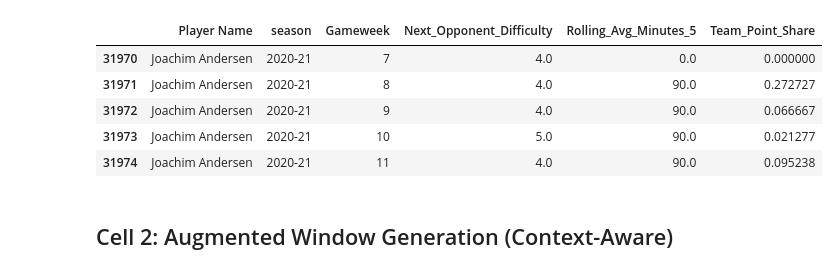
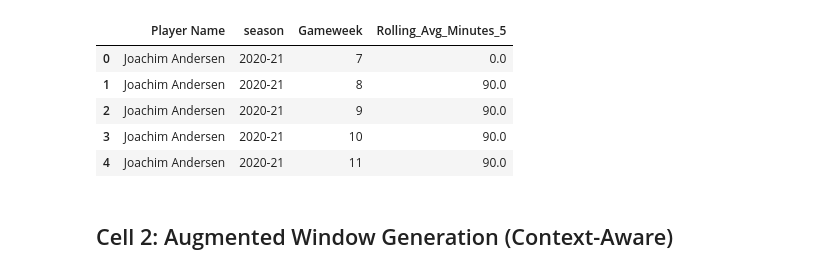
Before and after one commit to sophiedelrey/fpl_pipeline, a Jupyter notebook: models/forecaster_pro.ipynb, the cells around one changed output. Cells and saved outputs as stored; diff of their text form; code cells hidden in the pictures.

```diff
--- a/models/forecaster_pro.ipynb
+++ b/models/forecaster_pro.ipynb
@@ -11,21 +11,46 @@ df = pd.read_csv(INPUT_FILE)
 
 def enrich_features_v2(df):
     """
-    Advanced enrichment for Version 2:
-    - Availability Logic: Rolling average minutes.
-    - Fixture Context: Shifting opponent data.
-    - Seasonality: Seasonal phases.
-    - Team Influence: Calculating point share dynamically.
+    Advanced enrichment with Double Gameweek Fix and Duplicate Tracking.
     """
+    # Record row count before merging
+    rows_before = len(df)
+
+    # --- STEP 0: FIX DOUBLE GAMEWEEKS ---
+    # We sum points/minutes but keep 'first' for metadata like Team and Position.
+    agg_rules = {col: 'first' for col in df.columns}
+    agg_rules.update({
+        'Total Points': 'sum',
+        'Minutes Played': 'sum',
+        'Goals Scored': 'sum',
+        'Assists': 'sum'
+    })
+
+    # Consolidate: Grouping by Player, Season, and GW ensures 1 row per week.
+    df = df.groupby(['Player UUID', 'season', 'Gameweek'], as_index=False).agg(agg_rules)
+
+    # This prevents the "540 minutes" error from breaking the Rolling Average
+    df['Minutes Played'] = df['Minutes Played'].clip(upper=180)
+
+    # Calculate how many rows were combined
+    rows_after = len(df)
+    duplicates_merged = rows_before - rows_after
+
+    print(f"--- Data Integrity Check ---")
+    print(f"Initial rows: {rows_before:,}")
+    print(f"Duplicates/Double GWs merged: {duplicates_merged:,}")
+    print(f"Cleaned rows: {rows_after:,}")
+
+
     # Ensure strict chronological order
     df = df.sort_values(['Player UUID', 'season', 'Gameweek'])
 
-    # A. AVAILABILITY FEATURE (Level Prediction)
+    # A. AVAILABILITY FEATURE (Now safe from inflation)
     df['Rolling_Avg_Minutes_5'] = df.groupby('Player UUID')['Minutes Played'].transform(
         lambda x: x.shift(1).rolling(5, min_periods=1).mean()
     ).fillna(0)
 
-    # B. TARGET CONTEXT (Fixture Impact - No Leakage)
+    # B. TARGET CONTEXT (Fixture Impact)
     df['Next_Opponent_Difficulty'] = df.groupby(['Player UUID', 'season'])['Opponent Difficulty'].shift(-1)
     df['Next_Is_Home'] = df.groupby(['Player UUID', 'season'])['Is Home'].shift(-1)
 
@@ -34,42 +59,27 @@ def enrich_features_v2(df):
                                 bins=[0, 10, 19, 29, 38],
                                 labels=[1, 2, 3, 4]).astype(float)
 
-    # D. TEAM POINT SHARE (Flexible column detection)
-    # Detect the correct team column name
-    team_col = None
-    for col in ['Player Team ID', 'team', 'Player Team Name']:
-        if col in df.columns:
-            team_col = col
-            break
+    # D. TEAM POINT SHARE
+    team_col = next((c for c in ['Player Team ID', 'team', 'Player Team Name'] if c in df.columns), None)
 
     if team_col:
         team_gw_totals = df.groupby([team_col, 'season', 'Gameweek'])['Total Points'].transform('sum')
-        # df['Team_Point_Share'] = (df['Total Points'] / team_gw_totals).replace([np.inf, -np.inf], 0).fillna(0)
         df['Team_Point_Share'] = (
-            df.groupby('Player UUID')['Total Points']
-            .shift(1) /
-            team_gw_totals
+            df.groupby('Player UUID')['Total Points'].shift(1) / team_gw_totals
         ).replace([np.inf, -np.inf], 0).fillna(0)
-
     else:
-        print("Warning: No team column found. Skipping Team_Point_Share calculation.")
         df['Team_Point_Share'] = 0
 
-    # Return the dataframe and drop rows missing the 'Next' match info
     return df.dropna(subset=['Next_Opponent_Difficulty'])
 
-print(f"Processing {len(df):,} rows from {INPUT_FILE}...")
+# Run the function
 df_augmented = enrich_features_v2(df)
 
+# Save the augmented file
 output_path = Path(ENHANCED_FEATURES_OUT)
 output_path.parent.mkdir(parents=True, exist_ok=True)
-
-# Save the augmented file
 df_augmented.to_csv(ENHANCED_FEATURES_OUT, index=False, encoding='utf-8-sig')
 
-print(f"Enhanced dataset created: {ENHANCED_FEATURES_OUT}")
-print(f"New Shape: {df_augmented.shape[0]} rows and {df_augmented.shape[1]} columns.")
-
-# Sanity check display
-display(df_augmented[['Player Name', 'season', 'Gameweek', 'Next_Opponent_Difficulty', 'Rolling_Avg_Minutes_5', 'Team_Point_Share']].head())
+print(f"\nMax Minutes Found (Should be 90-100ish): {df_augmented['Minutes Played'].max()}")
+display(df_augmented[['Player Name', 'season', 'Gameweek', 'Rolling_Avg_Minutes_5']].head())
 # %% [output]
@@ -79,9 +92,9 @@ New Shape: 65641 rows and 47 columns.
-|  | Player Name | season | Gameweek | Next_Opponent_Difficulty | Rolling_Avg_Minutes_5 | Team_Point_Share |
-| 31970 | Joachim Andersen | 2020-21 | 7 | 4.0 | 0.0 | 0.000000 |
-| 31971 | Joachim Andersen | 2020-21 | 8 | 4.0 | 90.0 | 0.272727 |
-| 31972 | Joachim Andersen | 2020-21 | 9 | 4.0 | 90.0 | 0.066667 |
-| 31973 | Joachim Andersen | 2020-21 | 10 | 5.0 | 90.0 | 0.021277 |
-| 31974 | Joachim Andersen | 2020-21 | 11 | 4.0 | 90.0 | 0.095238 |
+|  | Player Name | season | Gameweek | Rolling_Avg_Minutes_5 |
+| 0 | Joachim Andersen | 2020-21 | 7 | 0.0 |
+| 1 | Joachim Andersen | 2020-21 | 8 | 90.0 |
+| 2 | Joachim Andersen | 2020-21 | 9 | 90.0 |
+| 3 | Joachim Andersen | 2020-21 | 10 | 90.0 |
+| 4 | Joachim Andersen | 2020-21 | 11 | 90.0 |
 # %% [markdown]
 ## Cell 2: Augmented Window Generation (Context-Aware)
 # %%
```
Also changed, not shown: parts of 28 cells of this notebook.
